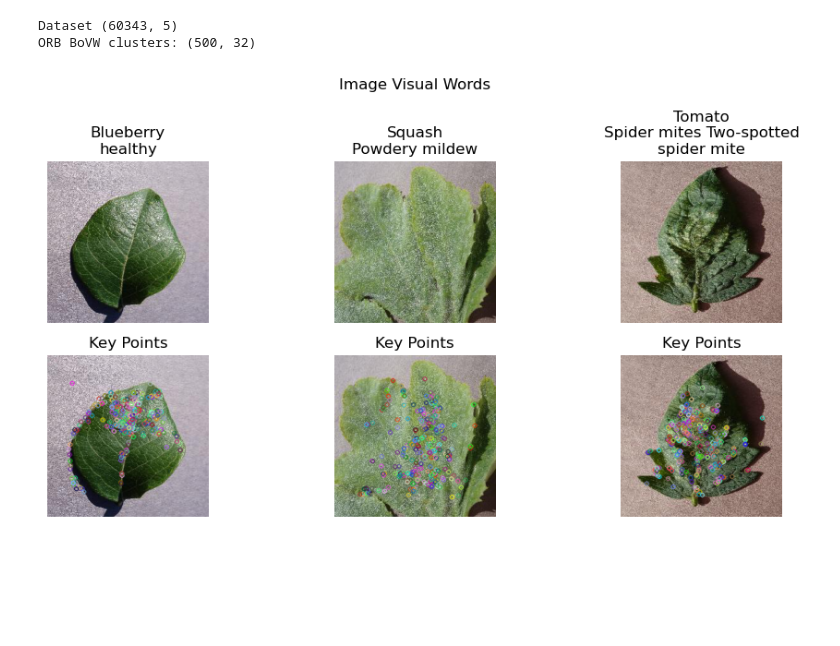
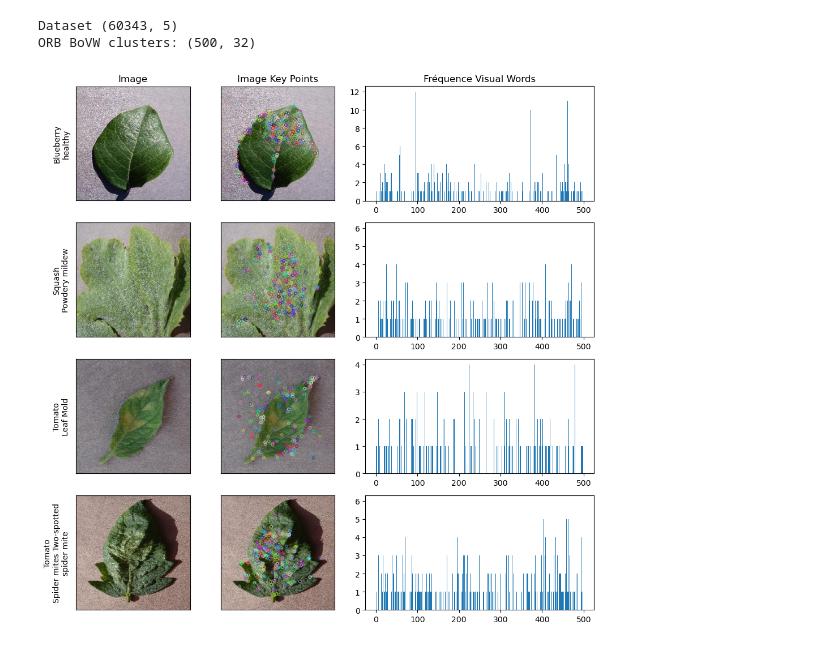
Before and after one commit to jfgagnon00/PlantVillage, a Jupyter notebook: 05 - Image To Visual Words.ipynb, the cells around one changed output. Saved outputs shown, nothing was run; the diff lists cells and outputs as text; code cells hidden in the pictures; blank space fills up the shorter version.

Commit message:
Visual words sont maintenant affiche (mais pas calcule en batch)

```diff
--- a/05 - Image To Visual Words.ipynb
+++ b/05 - Image To Visual Words.ipynb
@@ -45,6 +46,7 @@ if not config_overrides is None:
                                         config_overrides.orb.bovw)
 
 orb_bovw = vw.load_bovw(orb_bovw_config, None)
+orb_bovw_cluster_count = orb_bovw.model.cluster_centers_.shape[0]
 
 print("ORB BoVW clusters:", orb_bovw.model.cluster_centers_.shape)
 
@@ -59,38 +61,56 @@ ORB BoVW clusters: (500, 32)
 # %%
 #
 # visualiser quelques orb keypoints
 #
-SAMPLES_GRID = (2, 3)
-SAMPLES_COUNT = SAMPLES_GRID[1]
+SAMPLES_GRID = (4, 3)
+SAMPLES_COUNT = SAMPLES_GRID[0]
 FIGSIZE = (10, SAMPLES_GRID[0] * 2.5)
 
 # selectionner quelques images aleatoirement
 random.seed(72)
 image_indices = random.sample(range(pv_dataframe.shape[0]), SAMPLES_COUNT)
 image_indices.sort()
 
-_, axes = plt.subplots(SAMPLES_GRID[0], SAMPLES_GRID[1], figsize=FIGSIZE)
+x_range = range(orb_bovw_cluster_count)
+figure, axes = plt.subplots(SAMPLES_GRID[0],
+                            SAMPLES_GRID[1],
+                            figsize=FIGSIZE,
+                            width_ratios=[1, 1, 2])
+
 for i, image_index in enumerate(image_indices):
     image = pv_dataset.get_image(image_index)
-    key_points, features, visual_words = orb_visual_words.extract(image)
+    key_points, features, visual_words_freq = orb_visual_words.extract(image)
+
+    if key_points is None:
+        continue
+
     image_key_points = orb_visual_words.draw_key_points(image, key_points)
 
     species, disease = pv_dataframe.loc[image_index, ["species", "disease"]]
     disease = pv.attribute_prettify(species, disease)
     title = "\n".join([species, disease])
 
-    plt.sca(axes[0, i])
-    plt.title(title)
-    plt.axis("off")
+    plt.sca(axes[i, 0])
+    plt.gca().set_ylabel(title)
+    plt.gca().set_xticks([])
+    plt.gca().set_yticks([])
     plt.imshow(image)
 
-    plt.sca(axes[1, i])
-    plt.title("Key Points")
-    plt.axis("off")
+    plt.sca(axes[i, 1])
+    plt.gca().set_xticks([])
+    plt.gca().set_yticks([])
     plt.imshow(image_key_points)
 
-plt.suptitle("Image Visual Words")
+    plt.sca(axes[i, 2])
+    plt.bar(x_range, visual_words_freq)
+
+axes[0, 0].set_title("Image")
+axes[0, 1].set_title("Image Key Points")
+axes[0, 2].set_title("Fréquence Visual Words")
+
 plt.tight_layout()
 plt.show()
+
+# figure.savefig('visual_words.png')
 # %% [output]
-[figure, old version]
+[figure, new version]
```
Also changed, not shown: parts of 1 cell of this notebook, 2 other files.
